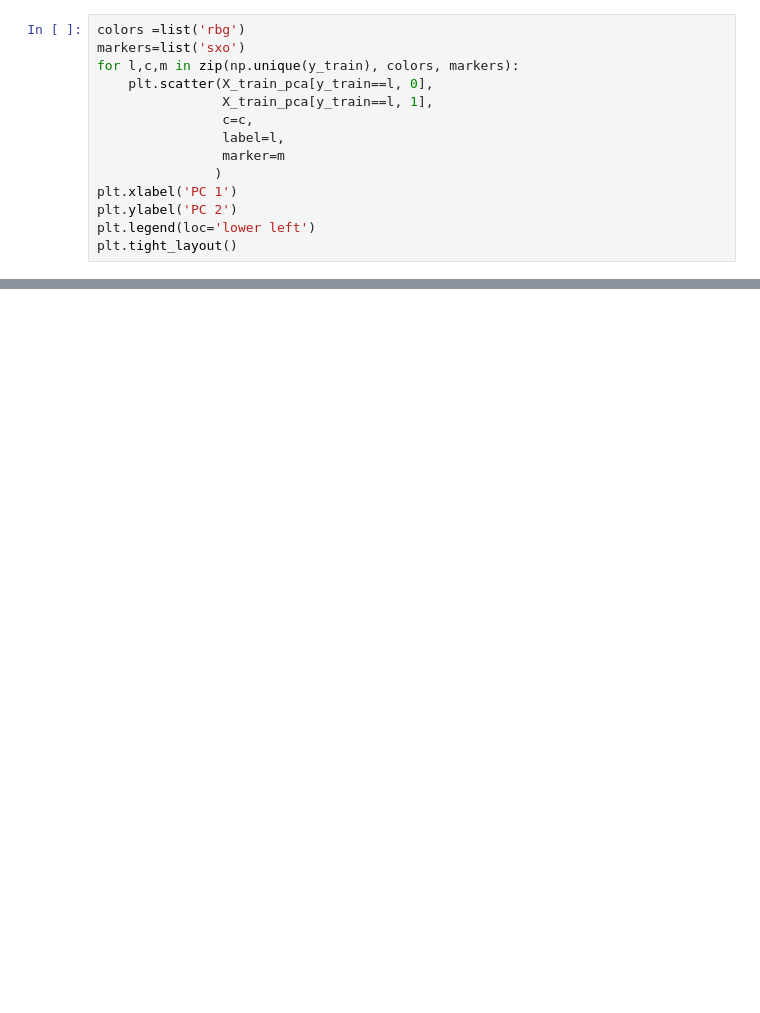
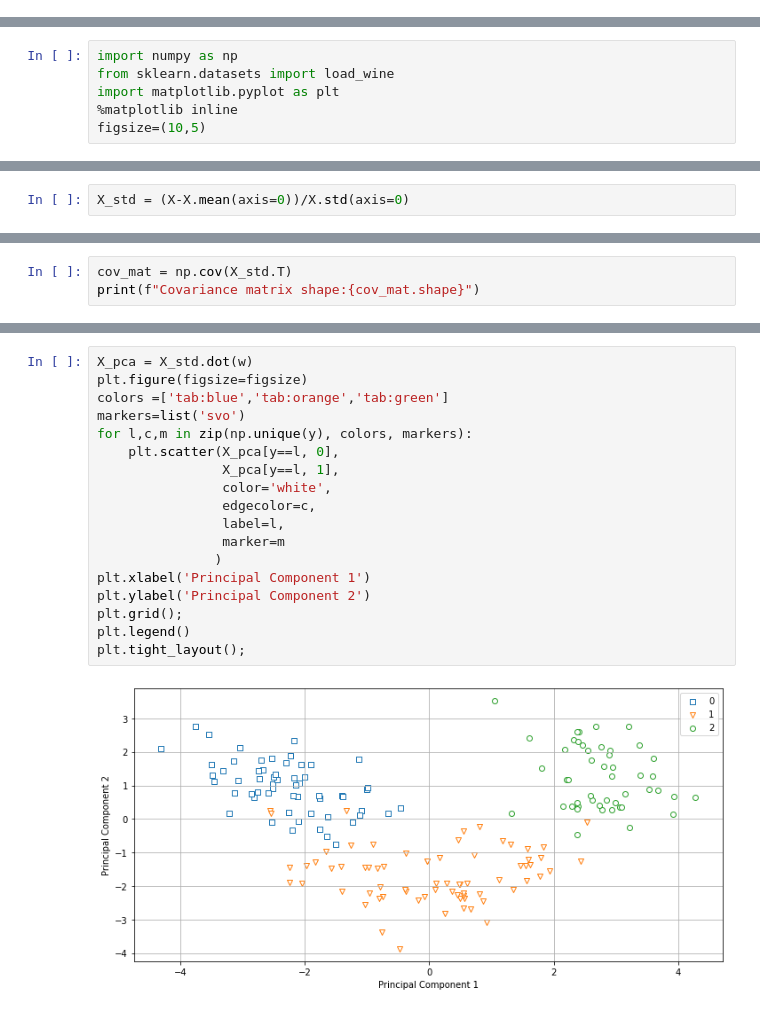
Before and after one commit to vinayshanbhag/math, a Jupyter notebook: Principal_Component_Analysis.ipynb, the cells around one changed output, grey strips where cells are left out. Saved outputs shown, nothing was run; the diff lists cells and outputs as text; blank space fills up the shorter version.

Commit message:
Principal Component Analysis

```diff
--- a/Principal_Component_Analysis.ipynb
+++ b/Principal_Component_Analysis.ipynb
@@ -87,14 +2,0 @@ X_train_pca = X_train_std.dot(w)
-# %%
-colors =list('rbg')
-markers=list('sxo')
-for l,c,m in zip(np.unique(y_train), colors, markers):
-    plt.scatter(X_train_pca[y_train==l, 0],
-                X_train_pca[y_train==l, 1],
-                c=c,
-                label=l,
-                marker=m
-               )
-plt.xlabel('PC 1')
-plt.ylabel('PC 2')
-plt.legend(loc='lower left')
-plt.tight_layout()
@@ -102,0 +19,6 @@ plt.tight_layout()
+# %%
+import numpy as np
+from sklearn.datasets import load_wine
+import matplotlib.pyplot as plt
+%matplotlib inline
+figsize=(10,5)
@@ -102,0 +40,2 @@ plt.tight_layout()
+# %%
+X_std = (X-X.mean(axis=0))/X.std(axis=0)
@@ -102,0 +58,3 @@ plt.tight_layout()
+# %%
+cov_mat = np.cov(X_std.T)
+print(f"Covariance matrix shape:{cov_mat.shape}")
@@ -102,0 +130,20 @@ plt.tight_layout()
+# %%
+X_pca = X_std.dot(w)
+plt.figure(figsize=figsize)
+colors =['tab:blue','tab:orange','tab:green']
+markers=list('svo')
+for l,c,m in zip(np.unique(y), colors, markers):
+    plt.scatter(X_pca[y==l, 0],
+                X_pca[y==l, 1],
+                color='white',
+                edgecolor=c,
+                label=l,
+                marker=m
+               )
+plt.xlabel('Principal Component 1')
+plt.ylabel('Principal Component 2')
+plt.grid();
+plt.legend()
+plt.tight_layout();
+# %% [output]
+[figure, added]
```
Also changed, not shown: parts of 42 cells of this notebook.
